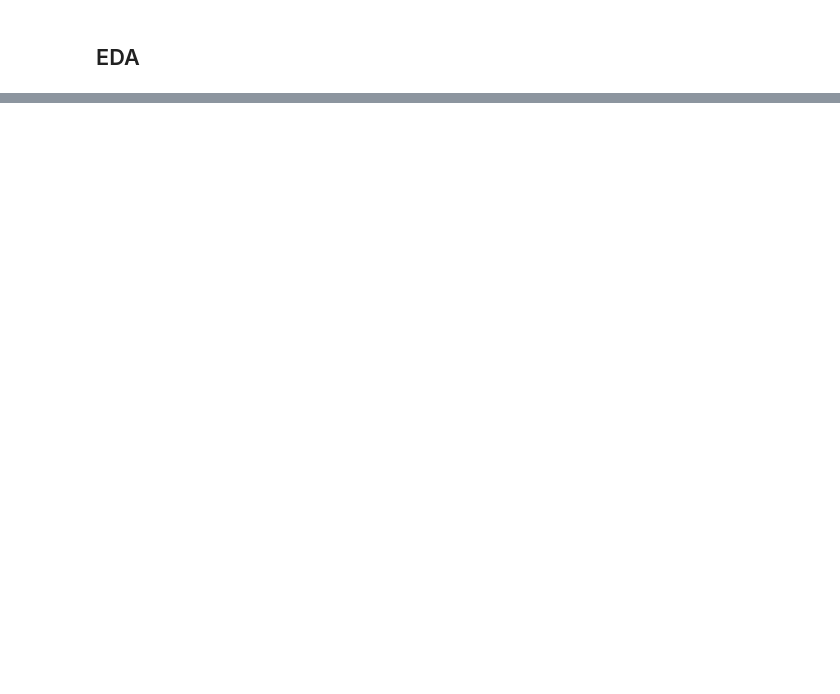
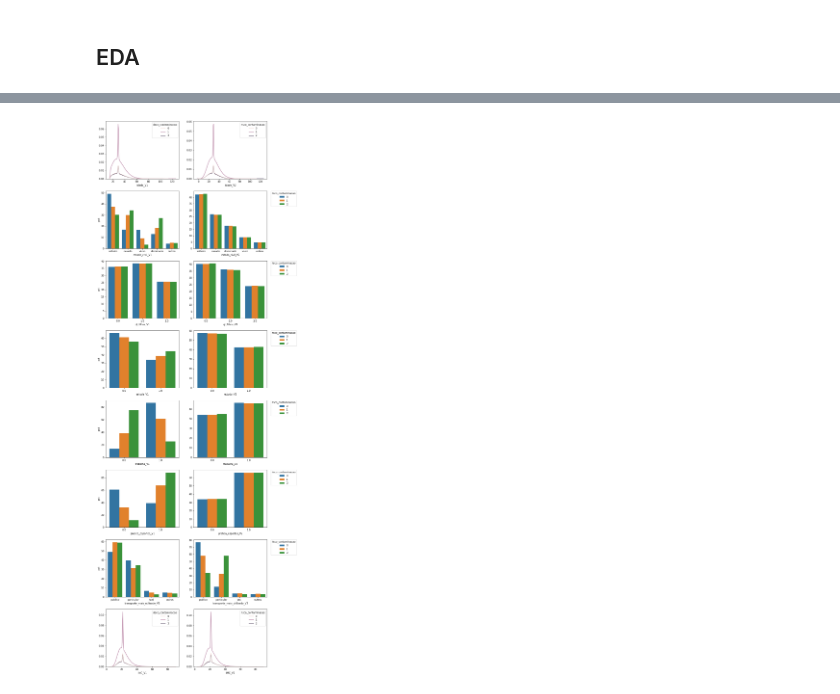
Before and after one commit to jeffc00/case_neoway, a Jupyter notebook: notebooks/case_neoway.ipynb, the cells around one changed output, grey strips where cells are left out. Drawn from its saved outputs; the diff is of its cells as text; code cells hidden in the pictures; blank space fills up the shorter version.

```diff
--- a/notebooks/case_neoway.ipynb
+++ b/notebooks/case_neoway.ipynb
@@ -492,8 +809,8 @@ ind_df_2['pratica_esportes'].fillna(sum(esportes_pct_df.index*esportes_pct_df.va
 # %% [markdown]
 Para estas variáveis numéricas e contínuas, a estratégia de imputação utilizada foi pela mediana.
 # %%
-# ind_df_2['IMC'].fillna(ind_df_2['IMC'].median(skipna=True), inplace=True)
-# ind_df_2['idade'].fillna(ind_df_2['idade'].median(skipna=True), inplace=True)
+ind_df_2['IMC'].fillna(ind_df_2['IMC'].median(skipna=True), inplace=True)
+ind_df_2['idade'].fillna(ind_df_2['idade'].median(skipna=True), inplace=True)
 
-# ind_df_2.drop('idade_ate16', axis=1, inplace=True)
+ind_df_2.drop('idade_cat', axis=1, inplace=True)
 # %%
@@ -702,4 +1209,8 @@ sns.kdeplot(x='idade_V2', data=df, hue='risco_contaminacao', ax=ax[1]);
 # %%
-df['idade_V1_ate16'] = df['idade_V1'] < 16
-# df['idade_V1_16mais'] = df['idade_V1'] >= 16
+df['idade_V1_cat'] = '16_mais'
+df.loc[df['idade_V1'] < 16, 'idade_V1_cat'] = 'ate_16'
+
+cols = ['estado_civil_V1', 'estado_civil_V2', 'qt_filhos_V1', 'qt_filhos_V2',
+        'estuda_V1', 'estuda_V2', 'trabalha_V1', 'trabalha_V2', 'pratica_esportes_V1',
+        'pratica_esportes_V2', 'transporte_mais_utilizado_V1', 'transporte_mais_utilizado_V2']
 # %%
@@ -778,0 +1257,41 @@ ax[7, 1].set_ylabel('');
+# %%
+fig, ax = plt.subplots(8, 2, figsize=(10, 32))
+fig.tight_layout(h_pad=3, w_pad=3)
+
+sns.kdeplot(x='idade_V1', data=df.query('idade_V1_cat == "16_mais"'), hue='risco_contaminacao', ax=ax[0, 0])
+ax[0, 0].set_ylabel('')
+sns.kdeplot(x='idade_V2', data=df.query('idade_V1_cat == "16_mais"'), hue='risco_contaminacao', ax=ax[0, 1])
+ax[0, 1].set_ylabel('')
+
+for n, c in enumerate(cols, start=2):
+    if n%2 == 0:
+        tmp = (df
+               .query('idade_V1_cat == "16_mais"')
+               .groupby('risco_contaminacao')[c]
+               .value_counts(normalize=True)
+               .mul(100)
+               .rename('pct')
+               .reset_index())
+
+        sns.barplot(x=c, y='pct', data=tmp, hue='risco_contaminacao', ax=ax[n//2, n%2])
+        ax[n//2, n%2].get_legend().remove()
+
+    elif n%2 == 1:
+        tmp = (df
+               .query('idade_V1_cat == "16_mais"')
+               .groupby('risco_contaminacao')[c]
+               .value_counts(normalize=True)
+               .mul(100)
+               .rename('pct')
+               .reset_index())
+
+        sns.barplot(x=c, y='pct', data=tmp, hue='risco_contaminacao', ax=ax[n//2, n%2])
+        ax[n//2, n%2].legend(bbox_to_anchor=(1.05, 1), loc=2, borderaxespad=0, title='risco_contaminacao')
+        ax[n//2, n%2].set_ylabel('')
+
+sns.kdeplot(x='IMC_V1', data=df.query('idade_V1_cat == "16_mais"'), hue='risco_contaminacao', ax=ax[7, 0])
+ax[7, 0].set_ylabel('')
+sns.kdeplot(x='IMC_V2', data=df.query('idade_V1_cat == "16_mais"'), hue='risco_contaminacao', ax=ax[7, 1])
+ax[7, 1].set_ylabel('');
+# %% [output]
+[figure, added]
```
Also changed, not shown: parts of 61 cells of this notebook.
